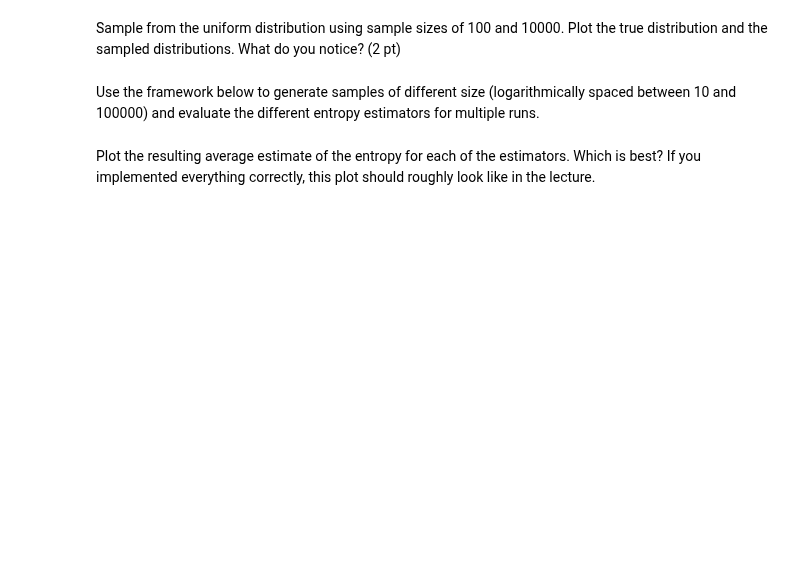
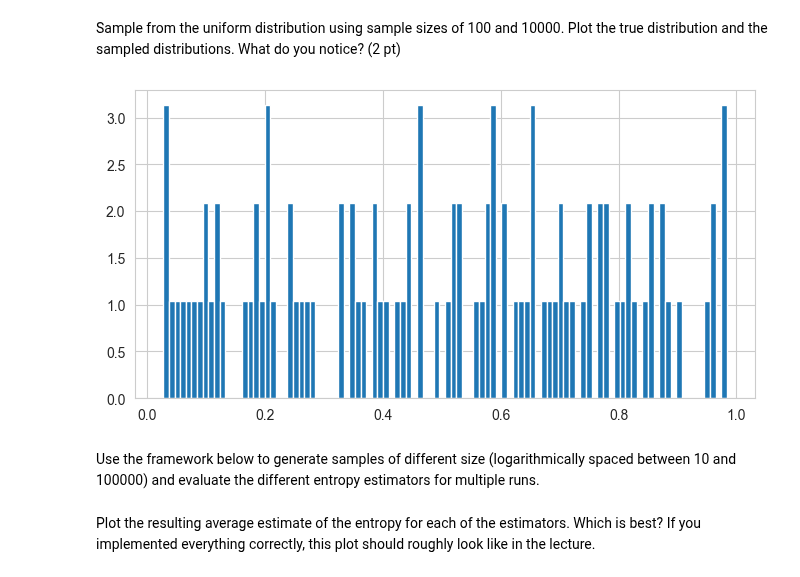
Before and after one commit to H-Kugler/neural-data-science, a Jupyter notebook: notebooks/CodingLab8_harri.ipynb, the cells around one changed output. Drawn from its saved outputs; the diff is of its cells as text; code cells hidden in the pictures; blank space fills up the shorter version.

```diff
--- a/notebooks/CodingLab8_harri.ipynb
+++ b/notebooks/CodingLab8_harri.ipynb
@@ -233,22 +266,31 @@ print(H)
 # %% [markdown]
 Sample from the uniform distribution using sample sizes of 100 and 10000. Plot the true distribution and the sampled distributions. What do you notice? (2 pt)
 # %%
-# insert your code here
-
 # ------------------------------------
 # Sample from the uniform distribution
 # using sample size of 100 (0.5 pts)
 # ------------------------------------
+
+samples_100 = np.random.uniform(0, 1, 100)
 
 # ------------------------------------
 # Sample from the uniform distribution
 # using sample size of 10000 (0.5 pts)
 # ------------------------------------
 
+samples_10k = np.random.uniform(0, 1, 10000)
+
 # ------------------------------------
 # Plot the true distribution and
 # the sampled distributions. (0.5 pts)
 # ------------------------------------
+
+fig, ax = plt.subplots(1, 1, figsize=(8, 4))
+
+ax.hist(samples_100, bins=100, density=True, label='100 samples')
+plt.show()
+# %% [output]
+[figure, added]
 # %% [markdown]
 Use the framework below to generate samples of different size (logarithmically spaced between 10 and 100000) and evaluate the different entropy estimators for multiple runs.
 # %%
```
Also changed, not shown: parts of 9 cells of this notebook.
